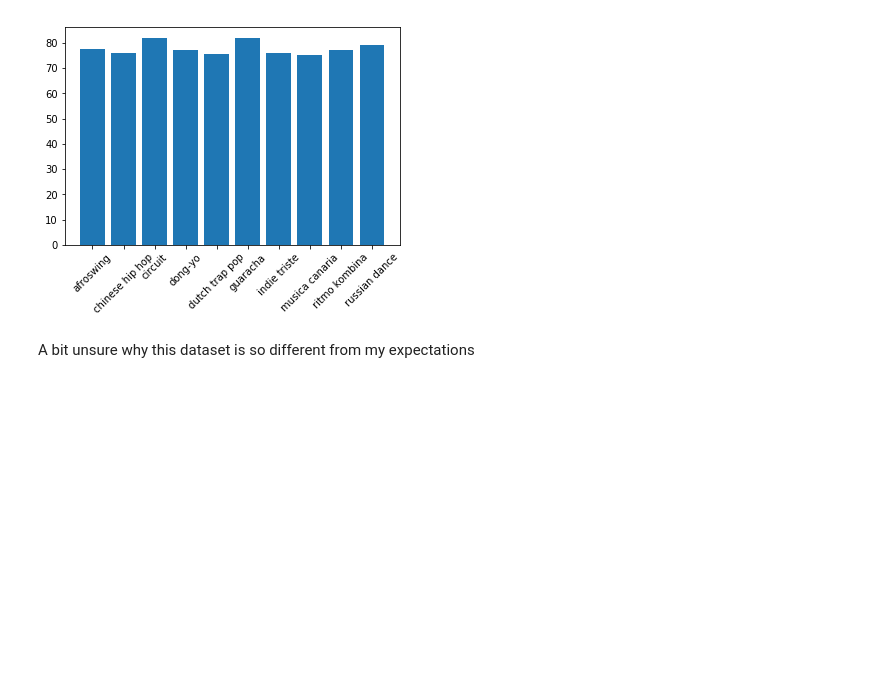
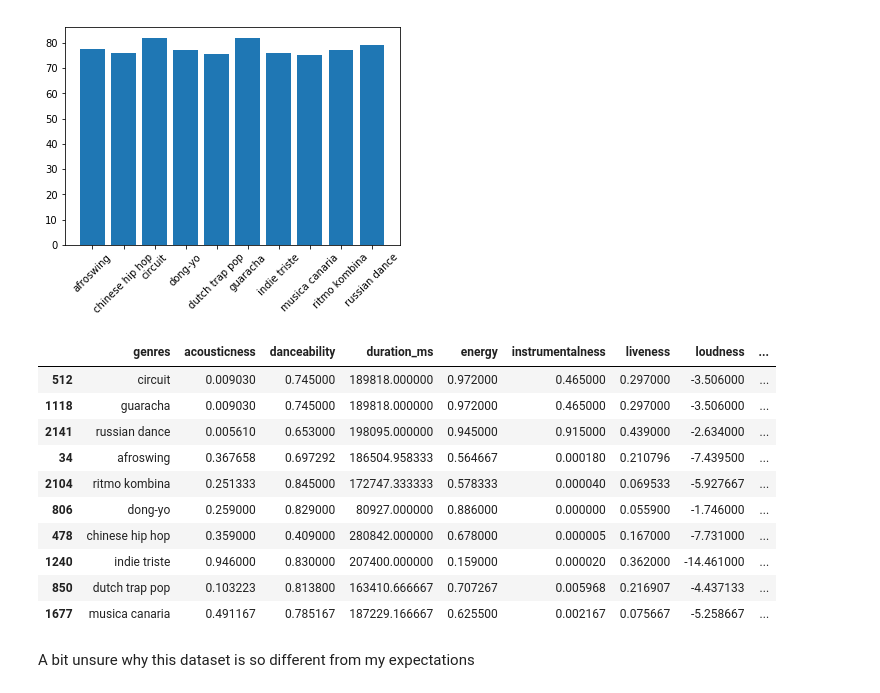
Before and after one commit to zainkhan9/spotify_ml, a Jupyter notebook: genre_clustering.ipynb, the cells around one changed output. Drawn from its saved outputs; the diff is of its cells as text; code cells hidden in the pictures; blank space fills up the shorter version.

```diff
--- a/genre_clustering.ipynb
+++ b/genre_clustering.ipynb
@@ -204,6 +207,20 @@ plt.xticks(rotation= 45)
 # %% [output]
 ([0, 1, 2, 3, 4, 5, 6, 7, 8, 9], <a list of 10 Text xticklabel objects>)
 [figure]
+# %%
+top10_genre
+# %% [output]
+|  | genres | acousticness | danceability | duration_ms | energy | instrumentalness | liveness | loudness | ... |
+| 512 | circuit | 0.009030 | 0.745000 | 189818.000000 | 0.972000 | 0.465000 | 0.297000 | -3.506000 | ... |
+| 1118 | guaracha | 0.009030 | 0.745000 | 189818.000000 | 0.972000 | 0.465000 | 0.297000 | -3.506000 | ... |
+| 2141 | russian dance | 0.005610 | 0.653000 | 198095.000000 | 0.945000 | 0.915000 | 0.439000 | -2.634000 | ... |
+| 34 | afroswing | 0.367658 | 0.697292 | 186504.958333 | 0.564667 | 0.000180 | 0.210796 | -7.439500 | ... |
+| 2104 | ritmo kombina | 0.251333 | 0.845000 | 172747.333333 | 0.578333 | 0.000040 | 0.069533 | -5.927667 | ... |
+| 806 | dong-yo | 0.259000 | 0.829000 | 80927.000000 | 0.886000 | 0.000000 | 0.055900 | -1.746000 | ... |
+| 478 | chinese hip hop | 0.359000 | 0.409000 | 280842.000000 | 0.678000 | 0.000005 | 0.167000 | -7.731000 | ... |
+| 1240 | indie triste | 0.946000 | 0.830000 | 207400.000000 | 0.159000 | 0.000020 | 0.362000 | -14.461000 | ... |
+| 850 | dutch trap pop | 0.103223 | 0.813800 | 163410.666667 | 0.707267 | 0.005968 | 0.216907 | -4.437133 | ... |
+| 1677 | musica canaria | 0.491167 | 0.785167 | 187229.166667 | 0.625500 | 0.002167 | 0.075667 | -5.258667 | ... |
 # %% [markdown]
 A bit unsure why this dataset is so different from my expectations
 # %%
```
Also changed, not shown: parts of 3 cells of this notebook.
